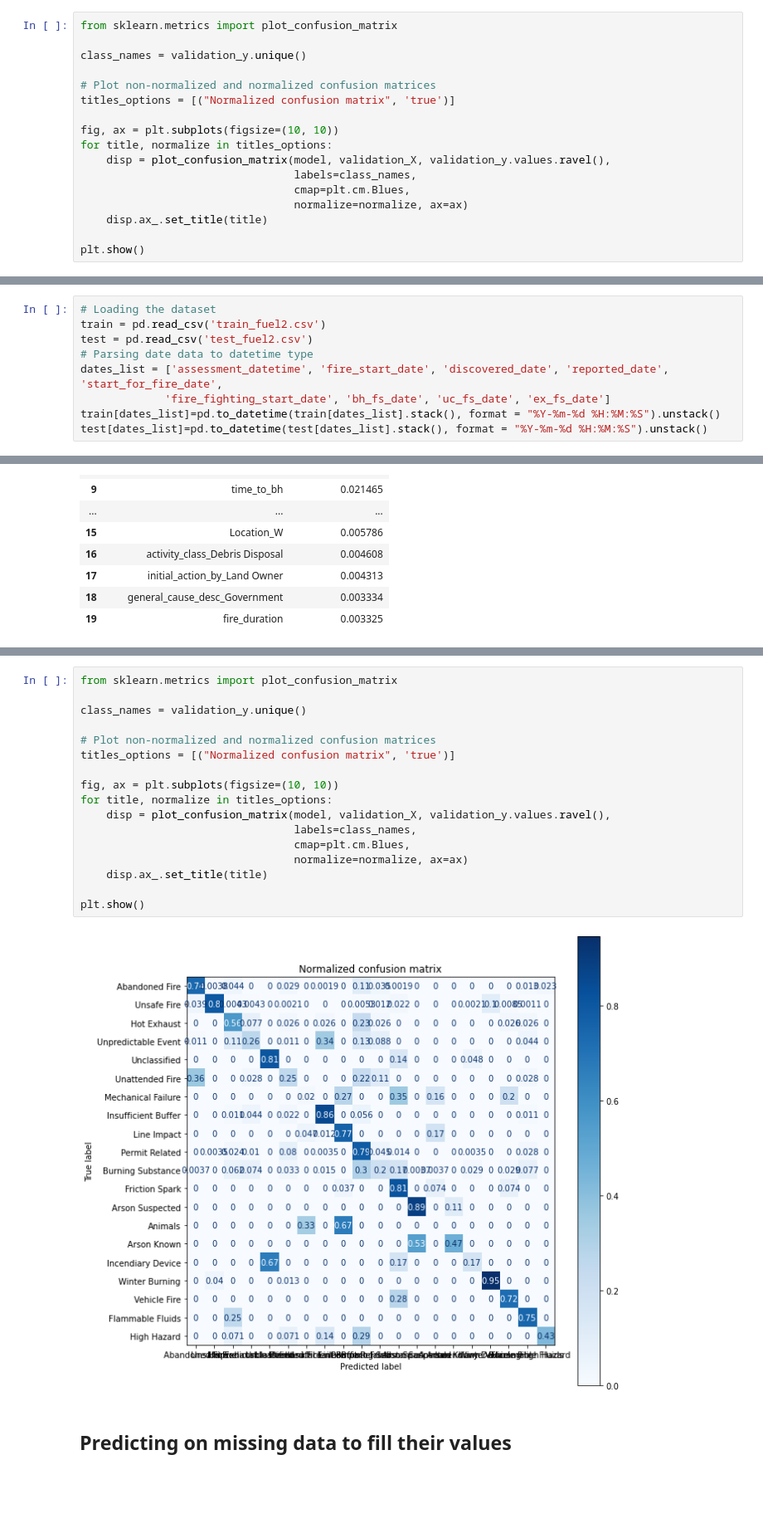
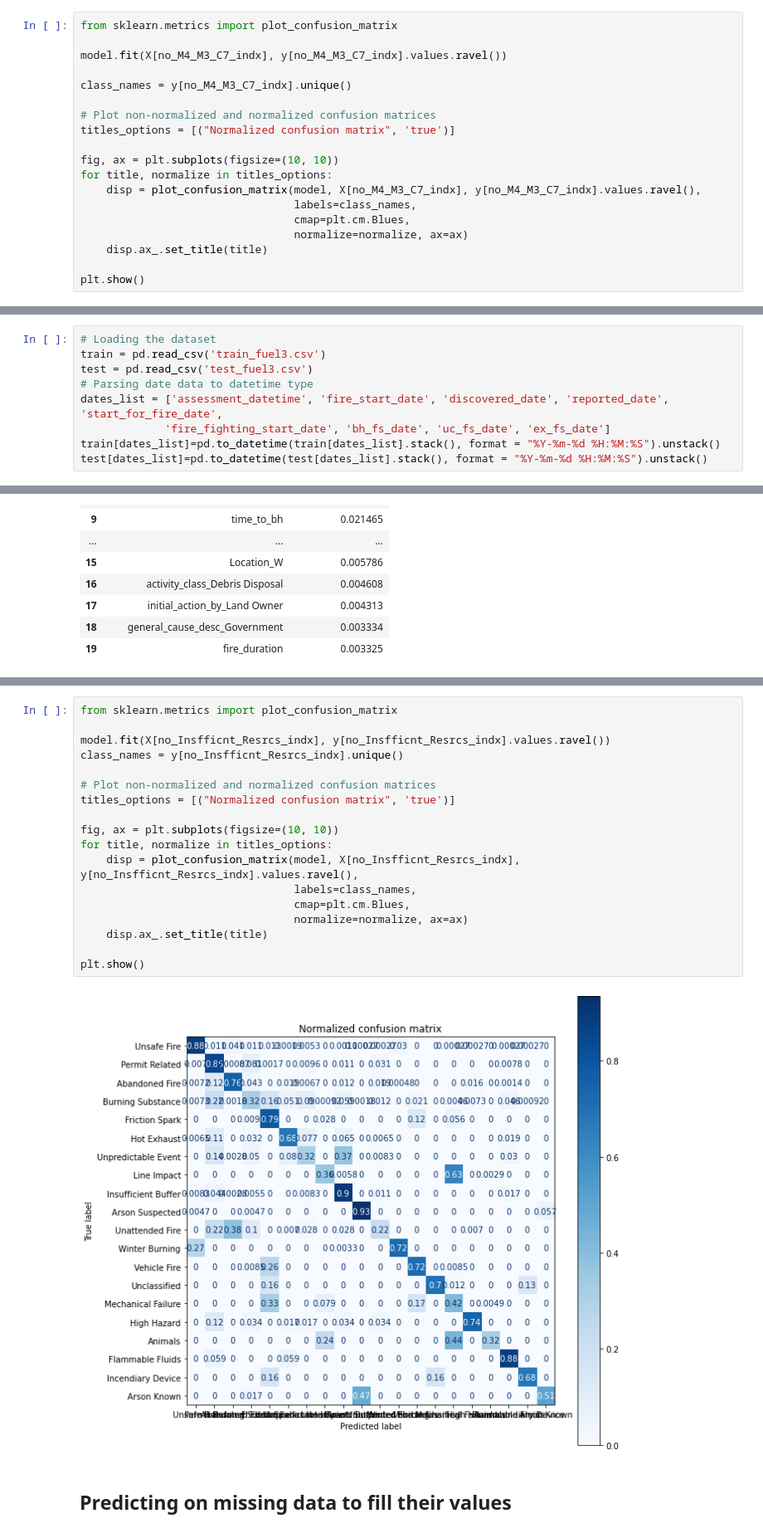
Before and after one commit to CheloGE/CARINO-wildfire_size_prediction, a Jupyter notebook: Filling missing data.ipynb, the cells around one changed output, grey strips where cells are left out. Shown at 83% size. Drawn from its saved outputs; the diff is of its cells as text; blank space fills up the shorter version.

```diff
--- a/Filling missing data.ipynb
+++ b/Filling missing data.ipynb
@@ -383,14 +392,16 @@ Geometric mean per class - train:[0.64864323 0.67630565 0.69379977 0.89017409 0.
 # %%
 from sklearn.metrics import plot_confusion_matrix
 
-class_names = validation_y.unique()
+model.fit(X[no_M4_M3_C7_indx], y[no_M4_M3_C7_indx].values.ravel())
+
+class_names = y[no_M4_M3_C7_indx].unique()
 
 # Plot non-normalized and normalized confusion matrices
 titles_options = [("Normalized confusion matrix", 'true')]
 
 fig, ax = plt.subplots(figsize=(10, 10))
 for title, normalize in titles_options:
-    disp = plot_confusion_matrix(model, validation_X, validation_y.values.ravel(),
+    disp = plot_confusion_matrix(model, X[no_M4_M3_C7_indx], y[no_M4_M3_C7_indx].values.ravel(),
                                  labels=class_names,
                                  cmap=plt.cm.Blues,
                                  normalize=normalize, ax=ax)
@@ -614,8 +630,8 @@ test.to_csv(file_name, encoding='utf-8', index=False)
 ## Build model
 # %%
 # Loading the dataset
-train = pd.read_csv('train_fuel2.csv')
-test = pd.read_csv('test_fuel2.csv')
+train = pd.read_csv('train_fuel3.csv')
+test = pd.read_csv('test_fuel3.csv')
 # Parsing date data to datetime type
 dates_list = ['assessment_datetime', 'fire_start_date', 'discovered_date', 'reported_date', 'start_for_fire_date',
              'fire_fighting_start_date', 'bh_fs_date', 'uc_fs_date', 'ex_fs_date']
@@ -809,22 +825,23 @@ Geometric mean per class - train:[0.86279935 0.85527007 0.79649096 0.95212516 0.
 # %%
 from sklearn.metrics import plot_confusion_matrix
 
-class_names = validation_y.unique()
+model.fit(X[no_Insfficnt_Resrcs_indx], y[no_Insfficnt_Resrcs_indx].values.ravel())
+class_names = y[no_Insfficnt_Resrcs_indx].unique()
 
 # Plot non-normalized and normalized confusion matrices
 titles_options = [("Normalized confusion matrix", 'true')]
 
 fig, ax = plt.subplots(figsize=(10, 10))
 for title, normalize in titles_options:
-    disp = plot_confusion_matrix(model, validation_X, validation_y.values.ravel(),
+    disp = plot_confusion_matrix(model, X[no_Insfficnt_Resrcs_indx], y[no_Insfficnt_Resrcs_indx].values.ravel(),
                                  labels=class_names,
                                  cmap=plt.cm.Blues,
                                  normalize=normalize, ax=ax)
     disp.ax_.set_title(title)
 
 plt.show()
 # %% [output]
-[figure, old version]
+[figure, new version]
 # %% [markdown]
 ## Predicting on missing data to fill their values
 # %%
```
Also changed, not shown: parts of 99 cells of this notebook, 28 other files.
